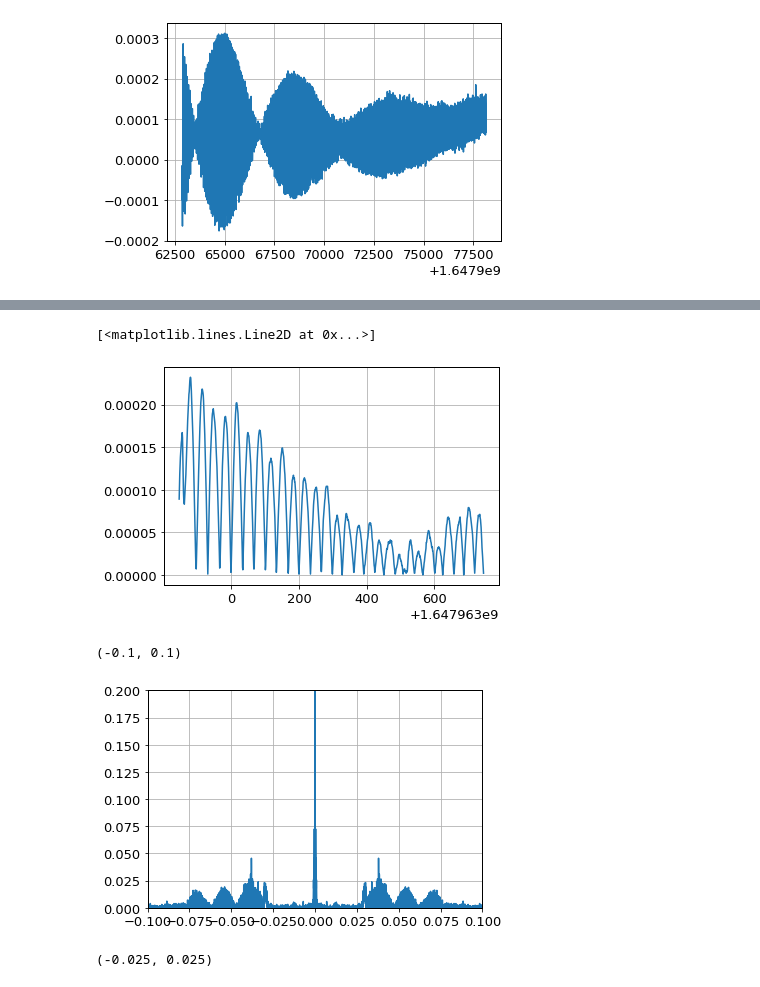
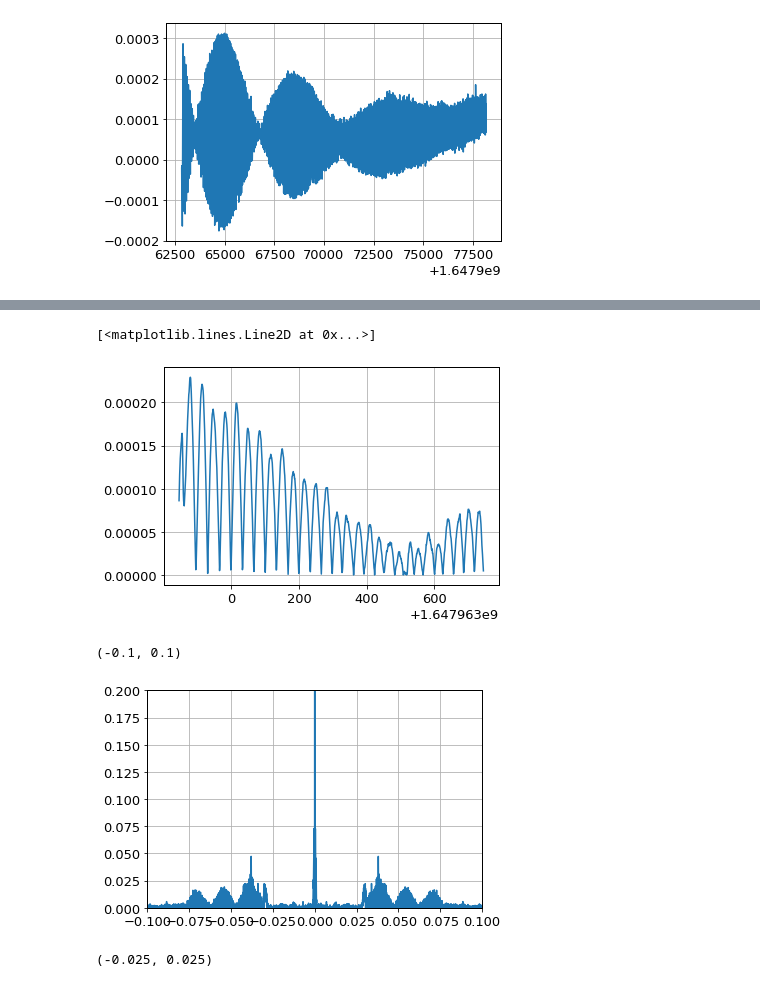
Before and after one commit to James11222/radiolab_repo, a Jupyter notebook: lab3/Emily/lab3.ipynb, the cells around one changed output, grey strips where cells are left out. Drawn from its saved outputs; the diff is of its cells as text; code cells hidden in the pictures.

```diff
--- a/lab3/Emily/lab3.ipynb
+++ b/lab3/Emily/lab3.ipynb
@@ -178,9 +172,9 @@ plt.plot(j1/x)
 # %%
-centered_abs_sun_data = np.abs(sun_data - np.median(sun_data))
+centered_abs_sun_data = np.abs(sun_data - np.average(sun_data))
 plt.plot(sun_times[:1000], centered_abs_sun_data[:1000])
 # %% [output]
 [<matplotlib.lines.Line2D at 0x...>]
-[figure, old version]
+[figure, new version]
 # %%
 fft = np.fft.fftshift(np.fft.fft(centered_abs_sun_data))
 freqs = freq(sun_times, np.mean(np.diff(sun_times)))
@@ -190,7 +184,7 @@ plt.xlim(-0.1, 0.1)
 # plt.vlines(0.2, 0, .2)
 # %% [output]
 (-0.1, 0.1)
-[figure, old version]
+[figure, new version]
 # %%
 fft[np.where(freqs > 0.002)] = 0
 fft[np.where(freqs < -0.002)] = 0
```
Also changed, not shown: parts of 18 cells of this notebook.
